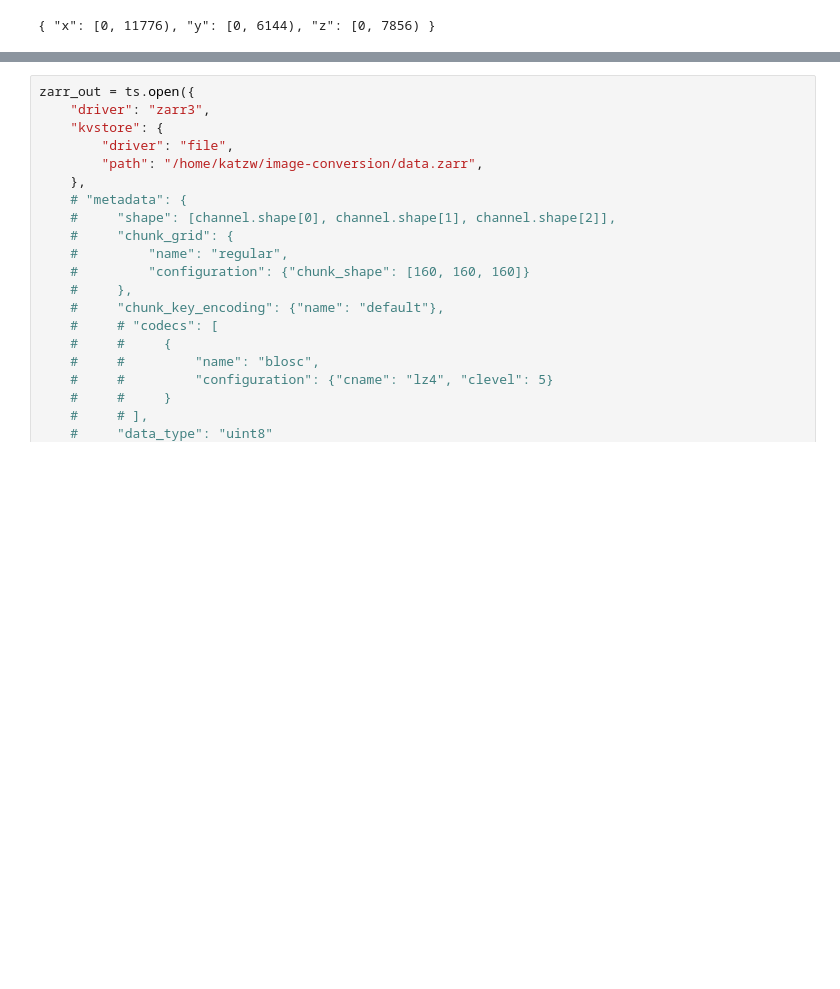
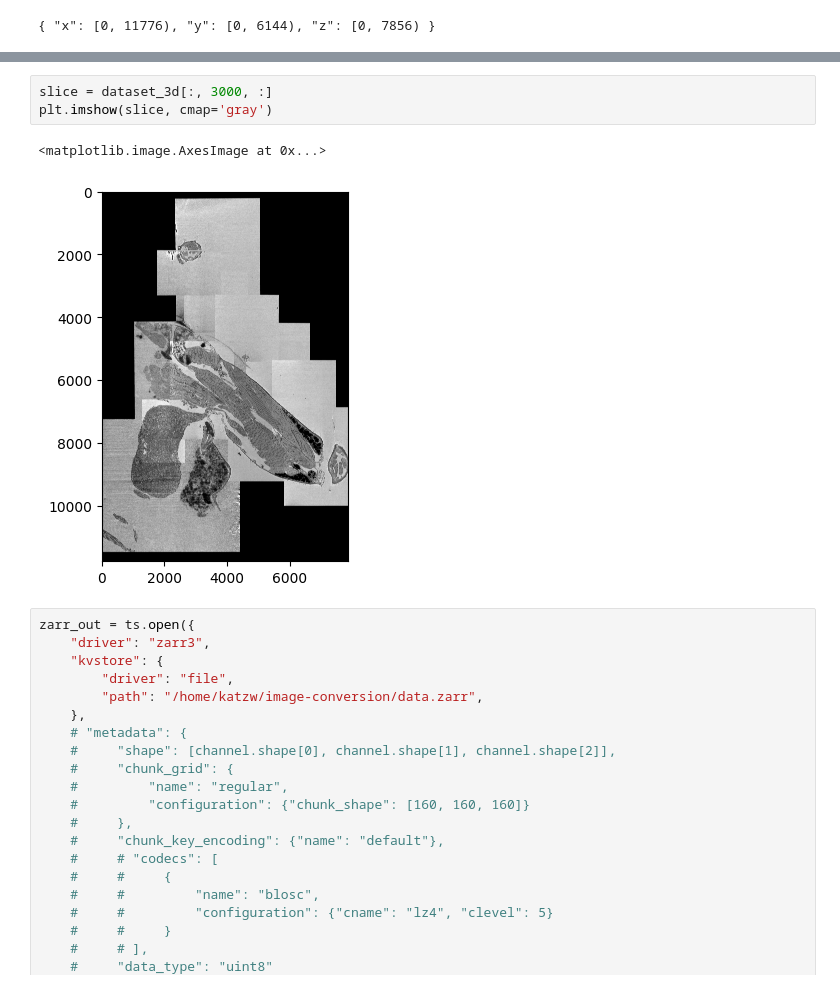
Before and after one commit to JaneliaSciComp/bossdb-convert, a Jupyter notebook: convert_precomputed.ipynb, the cells around one changed output, grey strips where cells are left out. Cells and saved outputs as stored; diff of their text form; blank space fills up the shorter version.

```diff
--- a/convert_precomputed.ipynb
+++ b/convert_precomputed.ipynb
@@ -51,3 +55,9 @@ plt.imshow(slice, cmap='gray')
+# %%
+slice = dataset_3d[:, 3000, :]
+plt.imshow(slice, cmap='gray')
+# %% [output]
+<matplotlib.image.AxesImage at 0x...>
+[figure, added]
 # %%
 zarr_out = ts.open({
     "driver": "zarr3",
```
Also changed, not shown: parts of 8 cells of this notebook.
